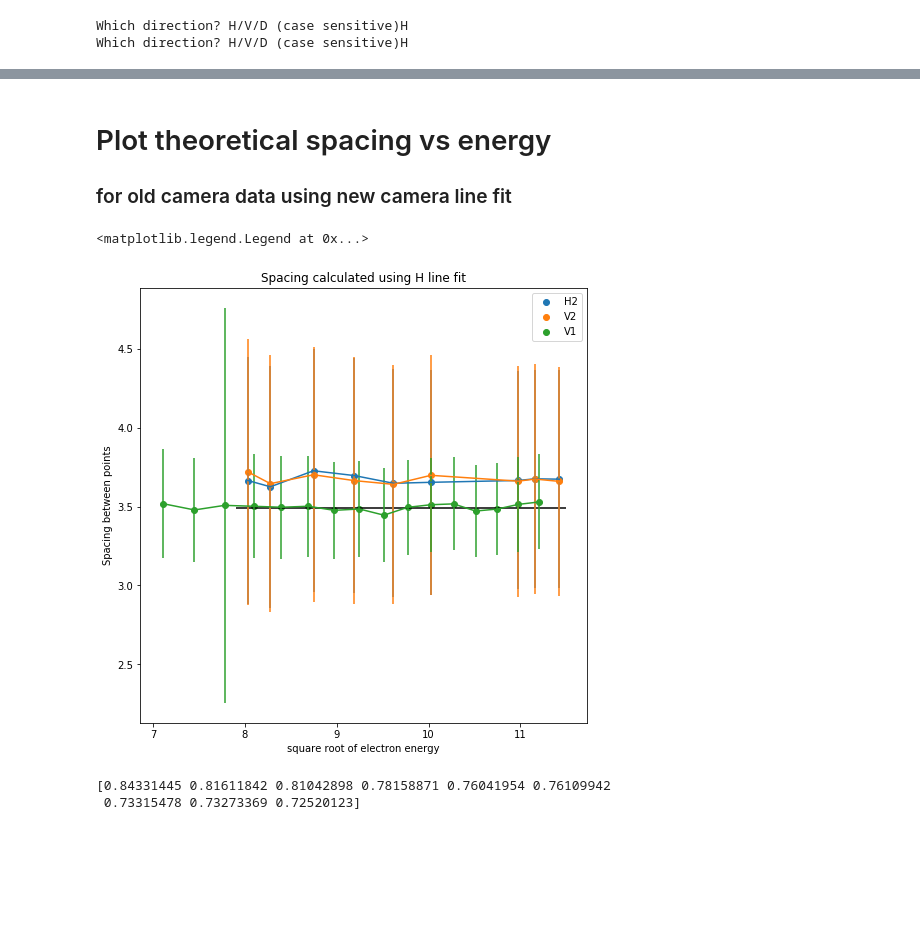
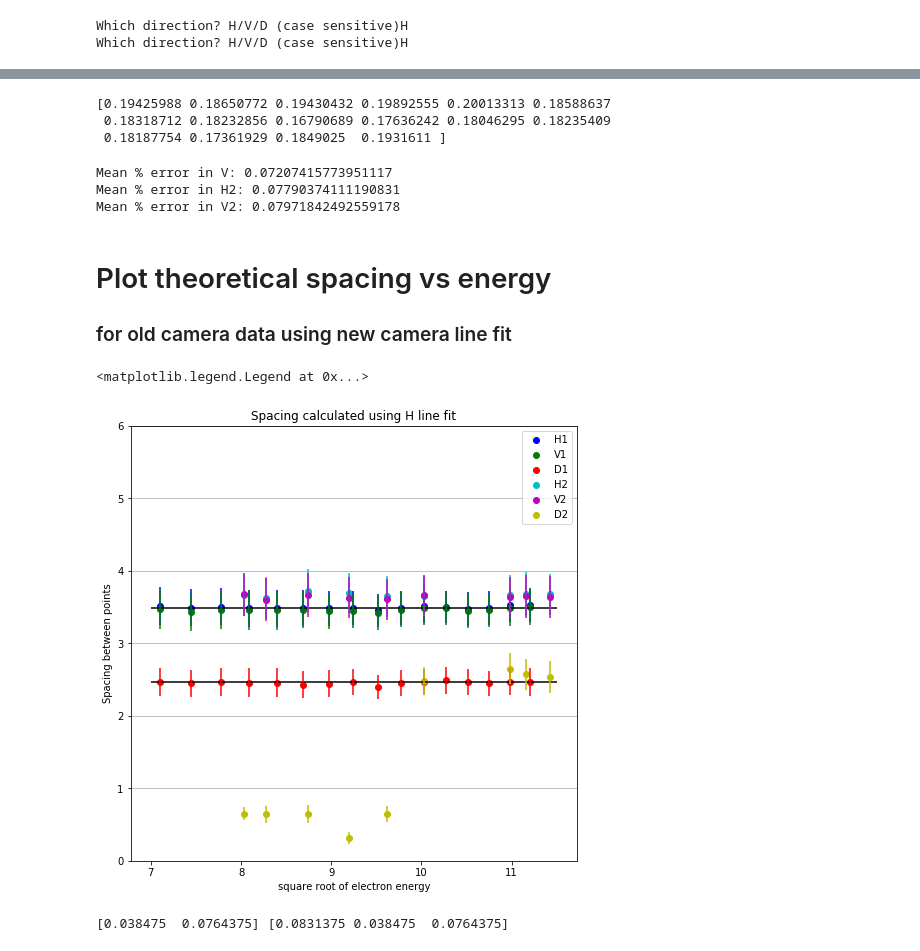
Before and after one commit to stalkingwolf04/LEED_research, a Jupyter notebook: Image analysis Local.ipynb, the cells around one changed output, grey strips where cells are left out. Saved outputs shown, nothing was run; the diff lists cells and outputs as text; code cells hidden in the pictures; blank space fills up the shorter version.

Commit message:
Add files via upload
Need to fix d2 data

```diff
--- a/Image analysis Local.ipynb
+++ b/Image analysis Local.ipynb
@@ -181,3 +204,13 @@ H_frac_axb = frac_axb(H1_slope, H1_slope_error, H1_intercept, H1_intercept_error
 H_spacing_meas, H_frac_spacing = spacing_AU(H_data)
 H_frac_error = frac_error(H_frac_axb, error_opening_AU, H_frac_spacing)
 H_error = H_frac_error*H_spacing
+
+V_frac_axb = frac_axb(H1_slope, H1_slope_error, H1_intercept, H1_intercept_error, sqrt_E)
+V_spacing_meas, V_frac_spacing = spacing_AU(V_data)
+V_frac_error = frac_error(V_frac_axb, error_opening_AU, V_frac_spacing)
+V_error = V_frac_error*V_spacing
+
+D_frac_axb = frac_axb(H1_slope, H1_slope_error, H1_intercept, H1_intercept_error, sqrt_E)
+D_spacing_meas, D_frac_spacing = spacing_AU(D_data)
+D_frac_error = frac_error(D_frac_axb, error_opening_AU, D_frac_spacing)
+D_error = D_frac_error*D_spacing
@@ -189,10 +217,15 @@ V_error = V_frac_error*V_spacing
 # %%
-H2_frac_axb = frac_axb(H2_slope, H2_slope_error, H2_intercept, H2_intercept_error, sqrt_E2)
+H2_frac_axb = frac_axb(H1_slope, H1_slope_error, H1_intercept, H1_intercept_error, sqrt_E2)
 H2_spacing_meas, H2_frac_spacing = spacing_AU(H_data2)
 H2_frac_error = frac_error(H2_frac_axb, error_opening_AU2, H2_frac_spacing)
 H2_error = H2_frac_error*H2_spacing
 
-V2_frac_axb = frac_axb(V2_slope, V2_slope_error, V2_intercept, V2_intercept_error, sqrt_E2)
+V2_frac_axb = frac_axb(H1_slope, H1_slope_error, H1_intercept, H1_intercept_error, sqrt_E2)
 V2_spacing_meas, V2_frac_spacing = spacing_AU(V_data2)
 V2_frac_error = frac_error(V2_frac_axb, error_opening_AU2, V2_frac_spacing)
 V2_error = V2_frac_error*V2_spacing
+
+D2_frac_axb = frac_axb(H1_slope, H1_slope_error, H1_intercept, H1_intercept_error, sqrt_E2)
+D2_spacing_meas, D2_frac_spacing = spacing_AU(D_data2)
+D2_frac_error = frac_error(D2_frac_axb, error_opening_AU2, D2_frac_spacing)
+D2_error = D2_frac_error*D2_spacing
@@ -232,30 +232,62 @@ plt.legend(loc = 2)
+# %%
+print(D_error)
+# %% [output]
+[0.19425988 0.18650772 0.19430432 0.19892555 0.20013313 0.18588637
+ 0.18318712 0.18232856 0.16790689 0.17636242 0.18046295 0.18235409
+ 0.18187754 0.17361929 0.1849025  0.1931611 ]
+# %%
+# Averages of each error
+print('Mean % error in V:', np.mean(V_frac_error),
+      '\nMean % error in H2:',  np.mean(H2_frac_error),
+      '\nMean % error in V2:',  np.mean(V2_frac_error))
+# %% [output]
+Mean % error in V: 0.07207415773951117
+Mean % error in H2: 0.07790374111190831
+Mean % error in V2: 0.07971842492559178
 # %% [markdown]
 # Plot theoretical spacing vs energy
 ### for old camera data using new camera line fit
 # %%
 ## scatter plot sqrt energy vs calculated spacing with constant line at theoretical spacing
 fig = plt.figure(figsize=(8,8))
 ax1 = fig.add_subplot(111)
 
-ax1.hlines(H_V_lattice, 7.9, 11.5)
+x1 = sqrt_E
+x2 = sqrt_E2
 
-ax1.scatter(x2, H2_spacing, label='H2')
-ax1.errorbar(x2, H2_spacing, yerr=H2_error)
-ax1.scatter(x2, V2_spacing, label='V2')
-ax1.errorbar(x2, V2_spacing, yerr=V2_error)
-ax1.scatter(x1, V_spacing, label='V1')
-ax1.errorbar(x1, V_spacing, yerr=V_error)
+ax1.hlines(H_V_lattice, 7, 11.5)
+ax1.hlines(D_lattice, 7, 11.5)
 
-# plt.ylim(3,4)
+ax1.scatter(x1, H_spacing, label='H1', color='b')
+ax1.errorbar(x1, H_spacing, yerr=H_error, ls='none', color='b')
+
+ax1.scatter(x1, V_spacing, label='V1', color='g')
+ax1.errorbar(x1, V_spacing, yerr=V_error, ls='none', color='g')
+
+ax1.scatter(x1, D_spacing, label='D1', color='r')
+ax1.errorbar(x1, D_spacing, yerr=D_error, ls='none', color='r')
+
+
+ax1.scatter(x2, H2_spacing, label='H2', color='c')
+ax1.errorbar(x2, H2_spacing, yerr=H2_error, ls='none', color='c')
+
+ax1.scatter(x2, V2_spacing, label='V2', color='m')
+ax1.errorbar(x2, V2_spacing, yerr=V2_error, ls='none', color='m')
+
+ax1.scatter(x2, D2_spacing, label='D2', color='y')
+ax1.errorbar(x2, D2_spacing, yerr=D2_error, ls='none', color='y')
+
+
+plt.ylim(0,6)
 plt.title('Spacing calculated using H line fit')
 plt.xlabel('square root of electron energy')
 plt.ylabel('Spacing between points')
+plt.grid(b=True, axis='y')
 plt.legend()
 # %% [output]
 <matplotlib.legend.Legend at 0x...>
-[figure, old version]
+[figure, new version]
-# %%
-print(V2_error)
-# %% [output]
-[0.84331445 0.81611842 0.81042898 0.78158871 0.76041954 0.76109942
- 0.73315478 0.73273369 0.72520123]
+# %%
+print(D2_spacing_meas[3:5], D_data2[2:5,4]- D_data2[2:5,0])
+# %% [output]
+[0.038475  0.0764375] [0.0831375 0.038475  0.0764375]
```
Also changed, not shown: parts of 19 cells of this notebook.
